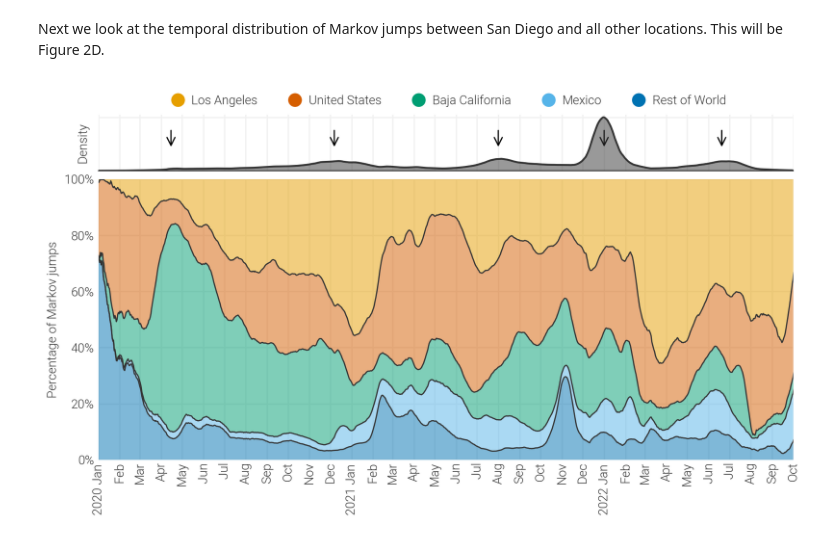
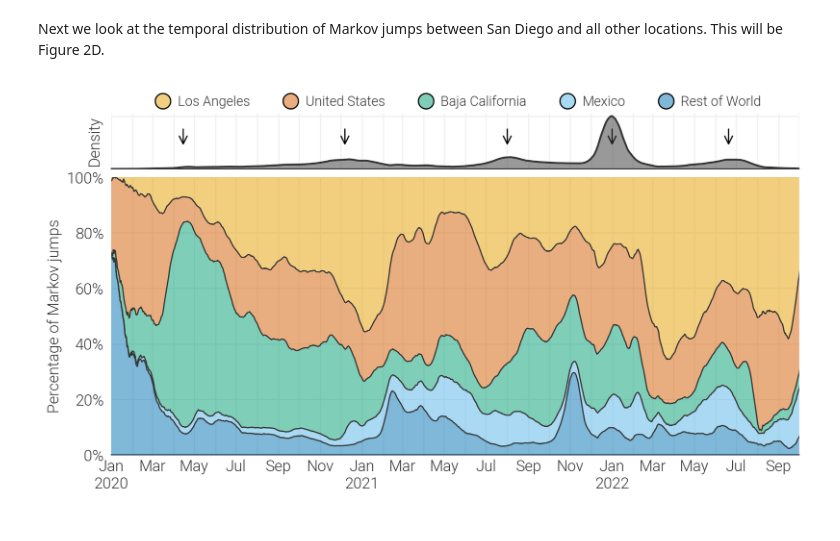
Before and after one commit to andersen-lab/project_2023_SARS-CoV-2_Connectivity, a Jupyter notebook: analyses/figure2_jumps-into-san-diego.ipynb, the cells around one changed output. Saved outputs shown, nothing was run; the diff lists cells and outputs as text; code cells hidden in the pictures.

```diff
--- a/analyses/figure2_jumps-into-san-diego.ipynb
+++ b/analyses/figure2_jumps-into-san-diego.ipynb
@@ -46,7 +46,7 @@ Using a discrete phylogeographic analysis, we count the number of markov jumps i
 # %% [markdown]
 Load in the jumps from the discrete state analysis which used actual location states. This table is generated by running the `TreeMarkovJumpHistoryAnalyzer` on the posterior distribution of trees from the discrete-state reconstruction performed with BEAST.
 # %%
-jumps = pd.read_csv( "../data/2022-11-17_exponential_fixed_discete.Location.csv" )
+jumps = pd.read_csv( "../data/2022-11-17_exponential_fixed_discete.Location.csv.gz" )
 jumps["date"] = jumps["time"].apply( dec_to_date )
 jumps["date"] = jumps["date"].dt.normalize()
 #jumps = jumps.loc[jumps["treeId"]>jumps["treeId"].max()*0.1]
@@ -276,36 +276,38 @@ jumps_mag = jumps_mag / jumps_mag.max()
 fig, ax = plt.subplots( figsize=(10,5), dpi=200, nrows=2, sharex=True, gridspec_kw={"height_ratios" : (0.2, 1), "hspace" : 0.05} )
 ax[0].plot( jumps_mag.index, jumps_mag["startLocation"], color=COLOR, zorder=9 )
 ax[0].fill_between( jumps_mag.index, jumps_mag["startLocation"], color=COLOR, alpha=0.5, zorder=8 )
 
 for period in ["2020-04-15", "2020-12-07", "2021-08-01", "2022-01-01", "2022-06-20"]:
     #ax[0].text( pd.to_datetime(period), 0.6, "↓", ha="center", va="center", color=COLOR )
     #ax[0].arrow( pd.to_datetime(period), 0.6, 0, -0.2, width=0.2)
     ax[0].annotate("", xy=(pd.to_datetime(period), 0.4), xytext=(pd.to_datetime(period), 0.8), arrowprops=dict(arrowstyle="->"))
 
 ax[1].stackplot( plot_df.index, plot_df.T, labels=plot_df.columns, zorder=9, colors=[colors[i] for i in plot_df.columns], alpha=0.5, linewidth=2 )
 
 baseline = np.zeros( len( plot_df ))
 for i in plot_df:
     if i != plot_df.columns[-1]:
         ax[1].plot( plot_df.index, plot_df[i] + baseline, color=COLOR, zorder=10, linewidth=1 )
         baseline += plot_df[i]
 
 legend = []
 for col in reversed( plot_df.columns ):
-    legend.append( Line2D([0], [0], linestyle='none', marker='o', color=colors[col], label=col, markersize=10 ) )
+    legend.append( Line2D([0], [0], linestyle='none', marker='o', color=colors[col] + "7F", markeredgecolor="black", label=col, markersize=12.5 ) )
 
-ax[0].legend( handles=legend, loc="upper center", bbox_to_anchor=(0,0,1,1.55), handletextpad=0.1, frameon=False, fontsize=10, ncol=len( legend ) )
-basic_formatting( ax[1], spines=[], which="both", xlims=( pd.to_datetime("2020-01-01"), pd.to_datetime("2022-10-01") ), ylims=(0,1), ylabel="Percentage of Markov jumps", xsize=10, ysize=10 )
-timeseries_formatting( ax[1] )
+ax[0].legend( handles=legend, loc="upper center", bbox_to_anchor=(0,0,1,1.55), handletextpad=0.1, frameon=False, fontsize=11, ncol=len( legend ) )
+basic_formatting( ax[1], spines=["bottom"], which="both", xlims=( pd.to_datetime("2020-01-01"), pd.to_datetime("2022-10-01") ), ylims=(0,1), ylabel="Percentage of Markov jumps", xsize=12.5, ysize=12.5 )
+skipped_timeseries_formatting( ax[1] )
 ax[1].yaxis.set_major_formatter( ticker.PercentFormatter(xmax=1) )
+ax[1].tick_params( axis="y", pad=2.5 )
 
-basic_formatting( ax[0], spines=["bottom"], which="both", ylims=(0,1.05), ylabel="Density", ysize=10, xsize=10 )
+basic_formatting( ax[0], spines=["bottom"], which="both", ylims=(0,1.05), ylabel="Density", ysize=12.5, xsize=12.5 )
+skipped_timeseries_formatting( ax[0] )
 ax[0].set_yticks( [0, 1] )
 ax[0].set_yticklabels( [] )
 ax[0].label_outer()
 
 plt.tight_layout()
 plt.savefig( "../analyses/plots/figure2_jumps-between-sd-relative.pdf" )
 plt.show()
 # %% [output]
-[figure, old version]
+[figure, new version]
```
Also changed, not shown: parts of 7 cells of this notebook, 53 other files.
